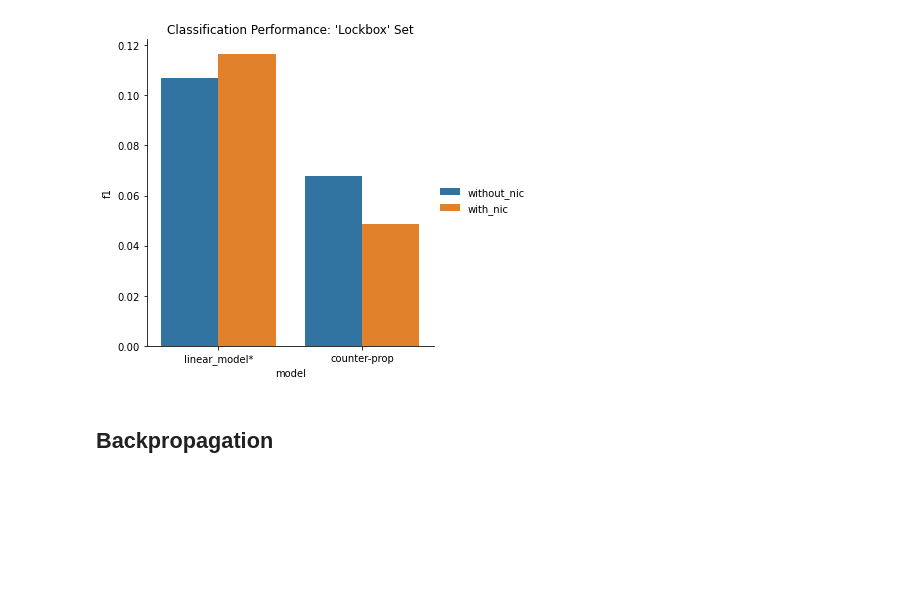
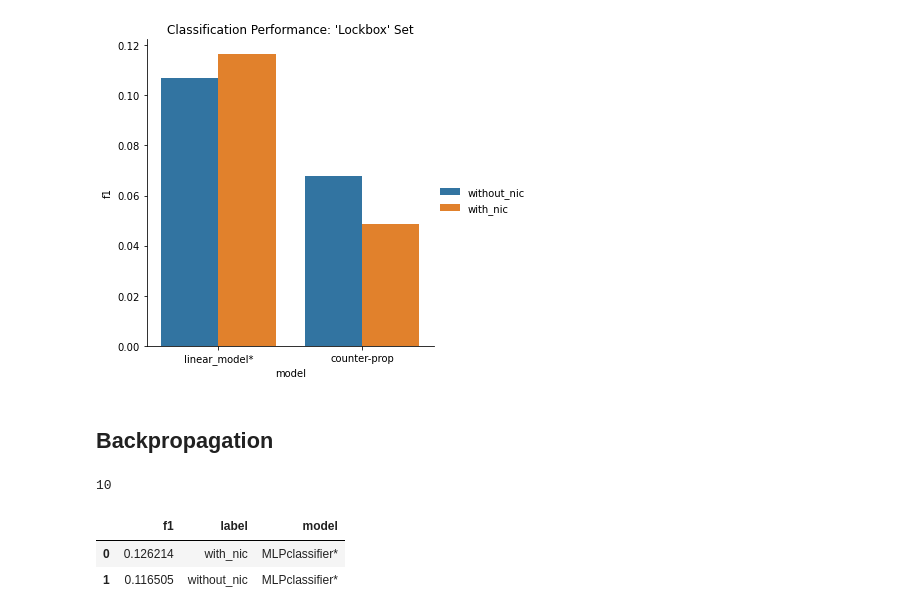
Before and after one commit to ajbarrows/tcors_ub, a Jupyter notebook: src/notebooks/tcors_analysis.ipynb, the cells around one changed output. Drawn from its saved outputs; the diff is of its cells as text; code cells hidden in the pictures; blank space fills up the shorter version.

```diff
--- a/src/notebooks/tcors_analysis.ipynb
+++ b/src/notebooks/tcors_analysis.ipynb
@@ -489,13 +492,10 @@ plt.savefig(fname = "../../reports/figures/clf_perf_twomtd.png", dpi = 300, bbox
 # %%
-# from sklearn.neural_network import MLPClassifier
-
-# clf = MLPClassifier(
-#     random_state=random_state,
-#     activation='logistic'
-#     )
-# clf.fit(X_train, y_train['prp_change_bin_label'])
-
-# pred = clf.predict(X_test)
-# prob = clf.predict_proba(X_test)
-# # f1_score(y_test['prp_change_bin_label'], pred, average = 'micro')
-# prob[1]
+#classification
+clf = MLPClassifier(
+    random_state=random_state,
+    activation='logistic',
+    )
+clf.fit(X_train, y_train['prp_change_bin_label'])
+pred = clf.predict(X_test)
+prob = clf.predict_proba(X_test)
+f1_with_nic = f1_score(y_test['prp_change_bin_label'], pred, average = 'micro')
@@ -512,0 +502,25 @@ plt.savefig(fname = "../../reports/figures/clf_perf_twomtd.png", dpi = 300, bbox
+# %%
+clf = MLPClassifier(
+    random_state=random_state,
+    activation='logistic',
+    )
+clf.fit(X_train_without_nic, y_train['prp_change_bin_label'])
+pred = clf.predict(X_test_without_nic)
+print(pred[1])
+prob = clf.predict_proba(X_test_without_nic)
+f1_without_nic = f1_score(y_test['prp_change_bin_label'], pred, average = 'micro')
+# %% [output]
+10
+# %%
+mlp_f1 = pd.DataFrame(
+    {
+        "f1" : [f1_without_nic, f1_with_nic],
+        "label" : ["without_nic", "with_nic",],
+        "model" : ['MLPclassifier', 'MLPclassifier']
+    }
+)
+mlp_f1
+# %% [output]
+|  | f1 | label | model |
+| 0 | 0.126214 | with_nic | MLPclassifier* |
+| 1 | 0.116505 | without_nic | MLPclassifier* |
```
Also changed, not shown: parts of 8 cells of this notebook, 4 other files.
